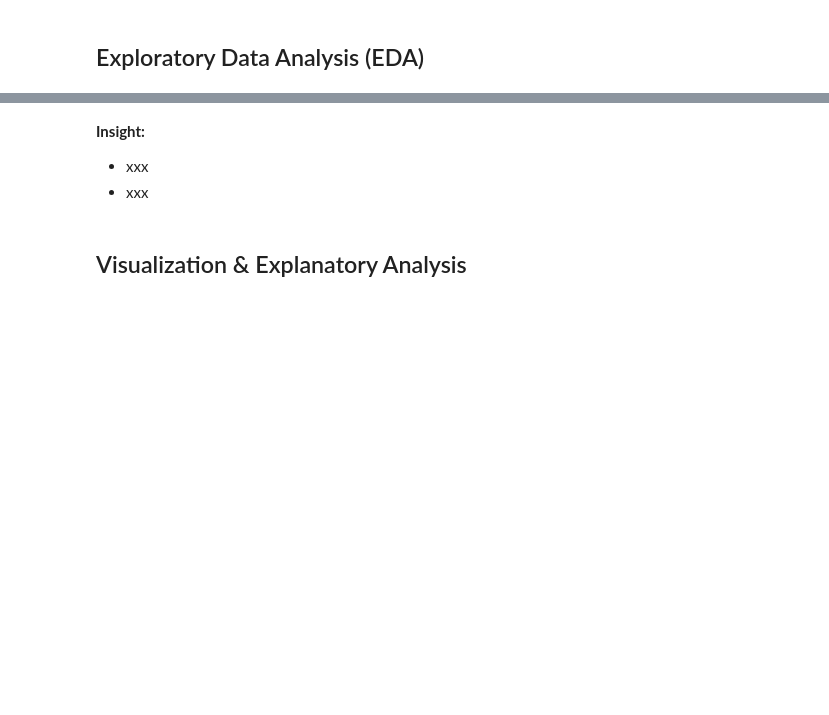
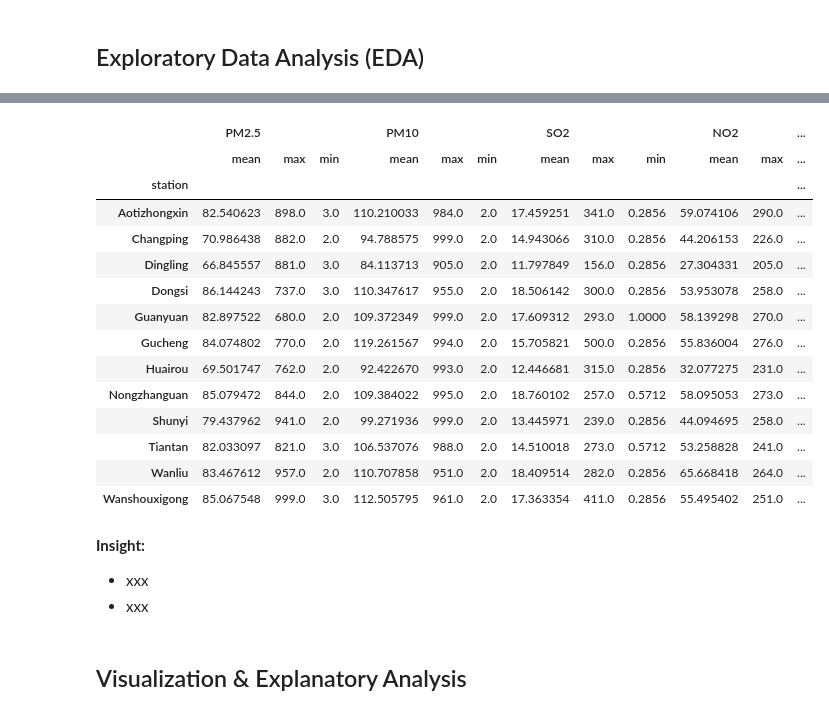
Before and after one commit to axiomjo/Jo-s-First-Dataviz-Dashboard-Using-Jupyter-Notebook, a Jupyter notebook: submission-dicoding-analisis-data/Proyek_Analisis_Data_jojo.ipynb, the cells around one changed output, grey strips where cells are left out. Saved outputs shown, nothing was run; the diff lists cells and outputs as text; code cells hidden in the pictures; blank space fills up the shorter version.

```diff
--- a/submission-dicoding-analisis-data/Proyek_Analisis_Data_jojo.ipynb
+++ b/submission-dicoding-analisis-data/Proyek_Analisis_Data_jojo.ipynb
@@ -71,0 +406,26 @@ so for now manggil file csv yg udh ku-reupload dari github aja
+# %%
+cleaned_data_semua_area.groupby(by='station').agg({
+    'PM2.5': ['mean','max', 'min'],
+    'PM10': ['mean','max', 'min'],
+    'SO2': ['mean','max', 'min'],
+    'NO2': ['mean','max', 'min'],
+    'CO': ['mean','max', 'min'],
+    'O3': ['mean','max', 'min'],
+
+})
+# %% [output]
+|  | PM2.5 |  |  | PM10 |  |  | SO2 |  |  | NO2 |  | ... |
+|  | mean | max | min | mean | max | min | mean | max | min | mean | max | ... |
+| station |  |  |  |  |  |  |  |  |  |  |  | ... |
+| Aotizhongxin | 82.540623 | 898.0 | 3.0 | 110.210033 | 984.0 | 2.0 | 17.459251 | 341.0 | 0.2856 | 59.074106 | 290.0 | ... |
+| Changping | 70.986438 | 882.0 | 2.0 | 94.788575 | 999.0 | 2.0 | 14.943066 | 310.0 | 0.2856 | 44.206153 | 226.0 | ... |
+| Dingling | 66.845557 | 881.0 | 3.0 | 84.113713 | 905.0 | 2.0 | 11.797849 | 156.0 | 0.2856 | 27.304331 | 205.0 | ... |
+| Dongsi | 86.144243 | 737.0 | 3.0 | 110.347617 | 955.0 | 2.0 | 18.506142 | 300.0 | 0.2856 | 53.953078 | 258.0 | ... |
+| Guanyuan | 82.897522 | 680.0 | 2.0 | 109.372349 | 999.0 | 2.0 | 17.609312 | 293.0 | 1.0000 | 58.139298 | 270.0 | ... |
+| Gucheng | 84.074802 | 770.0 | 2.0 | 119.261567 | 994.0 | 2.0 | 15.705821 | 500.0 | 0.2856 | 55.836004 | 276.0 | ... |
+| Huairou | 69.501747 | 762.0 | 2.0 | 92.422670 | 993.0 | 2.0 | 12.446681 | 315.0 | 0.2856 | 32.077275 | 231.0 | ... |
+| Nongzhanguan | 85.079472 | 844.0 | 2.0 | 109.384022 | 995.0 | 2.0 | 18.760102 | 257.0 | 0.5712 | 58.095053 | 273.0 | ... |
+| Shunyi | 79.437962 | 941.0 | 2.0 | 99.271936 | 999.0 | 2.0 | 13.445971 | 239.0 | 0.2856 | 44.094695 | 258.0 | ... |
+| Tiantan | 82.033097 | 821.0 | 3.0 | 106.537076 | 988.0 | 2.0 | 14.510018 | 273.0 | 0.5712 | 53.258828 | 241.0 | ... |
+| Wanliu | 83.467612 | 957.0 | 2.0 | 110.707858 | 951.0 | 2.0 | 18.409514 | 282.0 | 0.2856 | 65.668418 | 264.0 | ... |
+| Wanshouxigong | 85.067548 | 999.0 | 3.0 | 112.505795 | 961.0 | 2.0 | 17.363354 | 411.0 | 0.2856 | 55.495402 | 251.0 | ... |
```
Also changed, not shown: parts of 27 cells of this notebook, 4 other files.
